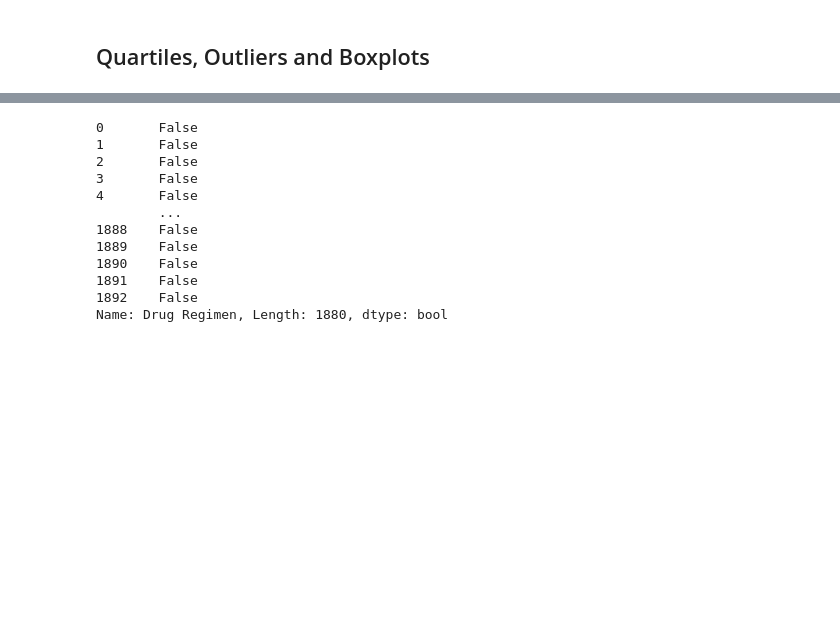
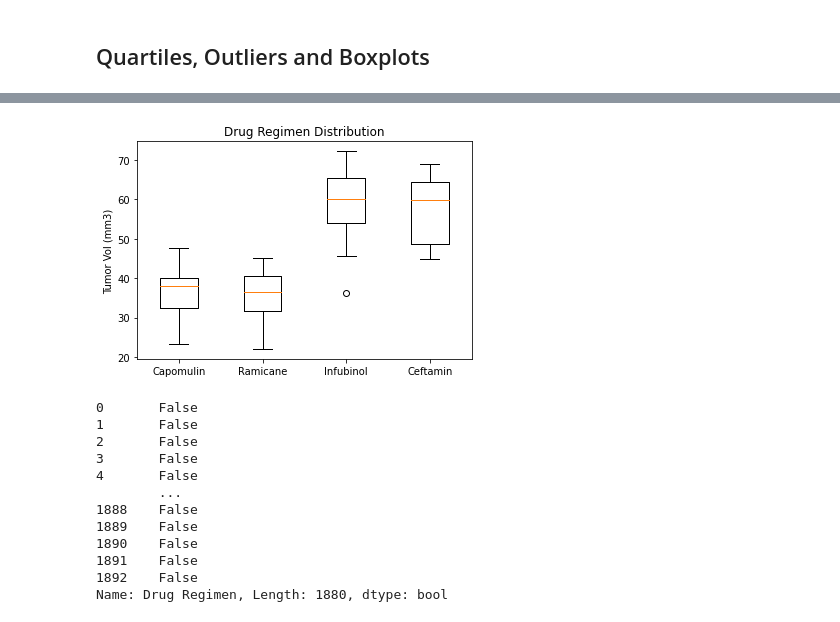
Before and after one commit to JohnMowry77/Pymaceuticals-, a Jupyter notebook: Pymaceuticals .ipynb, the cells around one changed output, grey strips where cells are left out. Cells and saved outputs as stored; diff of their text form; code cells hidden in the pictures; blank space fills up the shorter version.

Commit message:
outlier and boxplot

```diff
--- a/Pymaceuticals .ipynb
+++ b/Pymaceuticals .ipynb
@@ -642,0 +688,6 @@ drugs
+# %%
+# Merge this group df with the original dataframe to get the tumor volume at the last timepoint
+
+max_time=cleaned_df.groupby('Mouse ID')['Timepoint'].max()
+merged_df=pd.merge(max_time,cleaned_df,on=['Mouse ID', 'Timepoint'])
+merged_df
@@ -642,0 +765,14 @@ drugs
+# %%
+#Boxplot
+treatments=['Capomulin', "Ramicane", "Infubinol","Ceftamin"]
+
+#treatments= [‘Capomulin’,‘Ramicane’,‘Infubinol’,‘Ceftamin’]
+outlier_dot=dict(marker='s') #
+fig1,ax=plt.subplots()
+ax.set_title('Drug Regimen Distribution')
+ax.set_ylabel('Tumor Vol (mm3)')
+ax.set_xticklabels(treatments)
+ax.boxplot(tumor_vol,showfliers=outlier_dot)
+plt.show()
+# %% [output]
+[figure, added]
```
Also changed, not shown: parts of 20 cells of this notebook.
